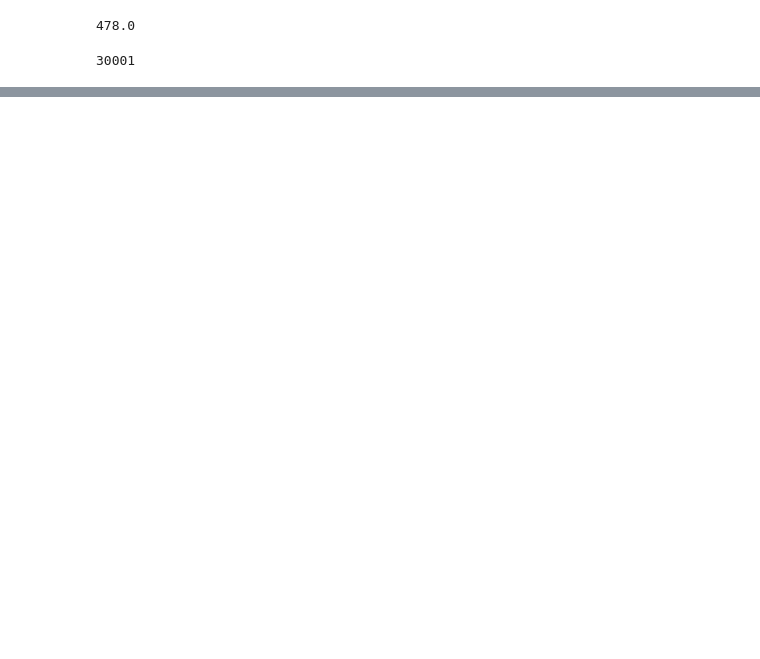
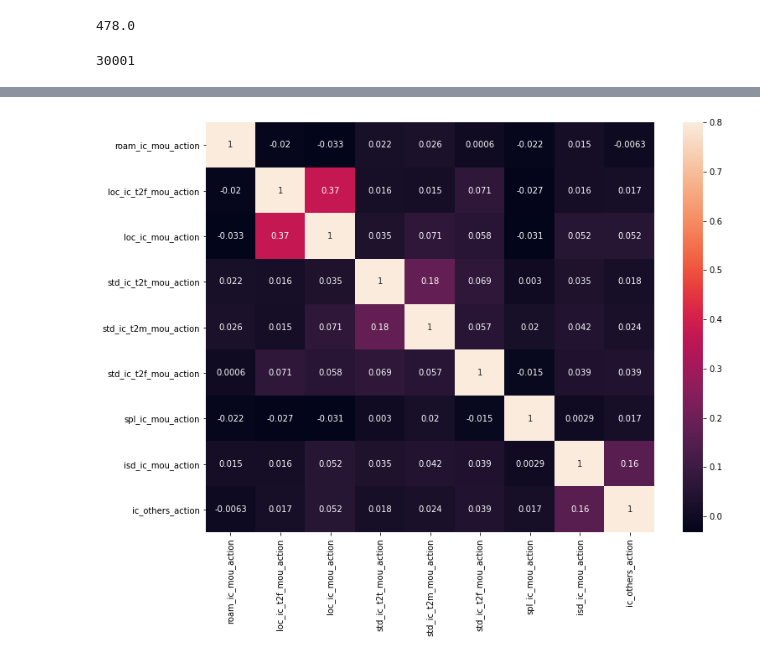
Before and after one commit to supran2811/TelecomChurnAssignment, a Jupyter notebook: Telecom_Churn_Solution.ipynb, the cells around one changed output, grey strips where cells are left out. Drawn from its saved outputs; the diff is of its cells as text; code cells hidden in the pictures; blank space fills up the shorter version.

```diff
--- a/Telecom_Churn_Solution.ipynb
+++ b/Telecom_Churn_Solution.ipynb
@@ -296,0 +608,5 @@ dtype: float64
+# %%
+# loc_og_t2t_mou_good , loc_og_t2m_mou_good is highly correlated with loc_og_mou_good so dropping these two col
+final_data = final_data.drop(['loc_og_t2t_mou_good','loc_og_t2m_mou_good'],axis=1)
+# %%
+final_data = final_data.drop(['loc_og_t2t_mou_action','loc_og_t2m_mou_action'],axis=1)
@@ -296,0 +630,5 @@ dtype: float64
+# %%
+# loc_ic_t2t_mou_action , loc_ic_t2m_mou_action is highly correlated with loc_og_mou_good so dropping these two col
+final_data = final_data.drop(['loc_ic_t2t_mou_action','loc_ic_t2m_mou_action'],axis=1)
+# %%
+final_data = final_data.drop(['loc_ic_t2t_mou_good','loc_ic_t2m_mou_good'],axis=1)
@@ -296,0 +644,8 @@ dtype: float64
+# %%
+result = final_data[['roam_ic_mou_action','loc_ic_t2f_mou_action','loc_ic_mou_action','std_ic_t2t_mou_action','std_ic_t2m_mou_action',
+           'std_ic_t2f_mou_action','spl_ic_mou_action','isd_ic_mou_action','ic_others_action']].corr()
+fig = plt.figure(figsize = (12, 9))
+sns.heatmap(result, vmax = .8, annot=True)
+plt.show()
+# %% [output]
+[figure, added]
```
Also changed, not shown: parts of 80 cells of this notebook.
